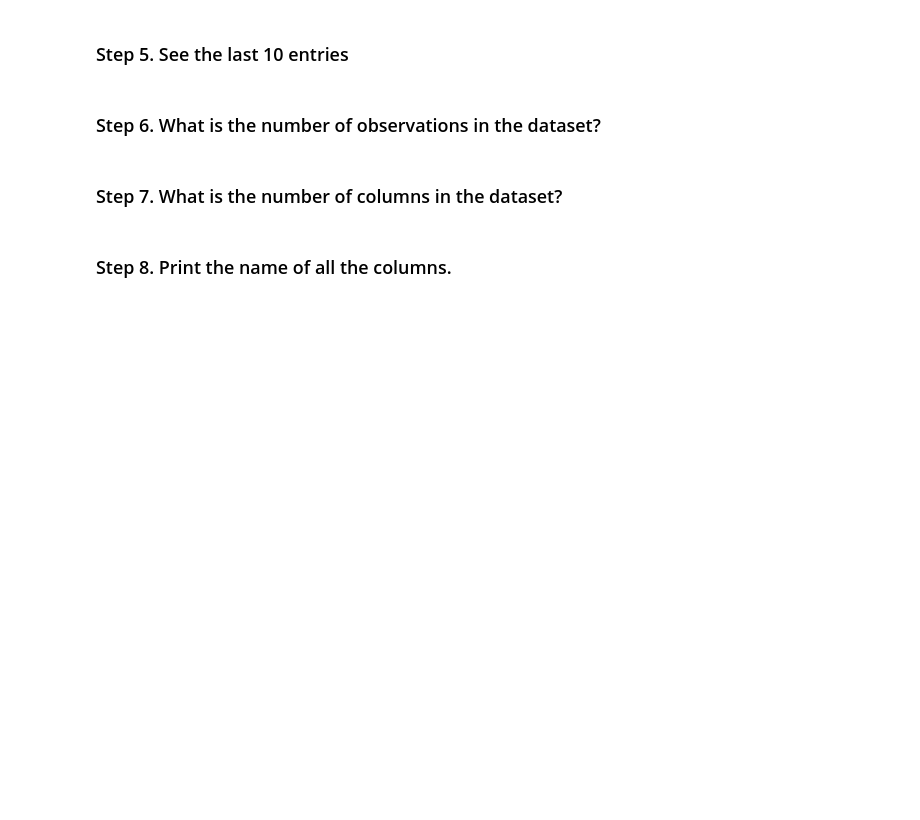
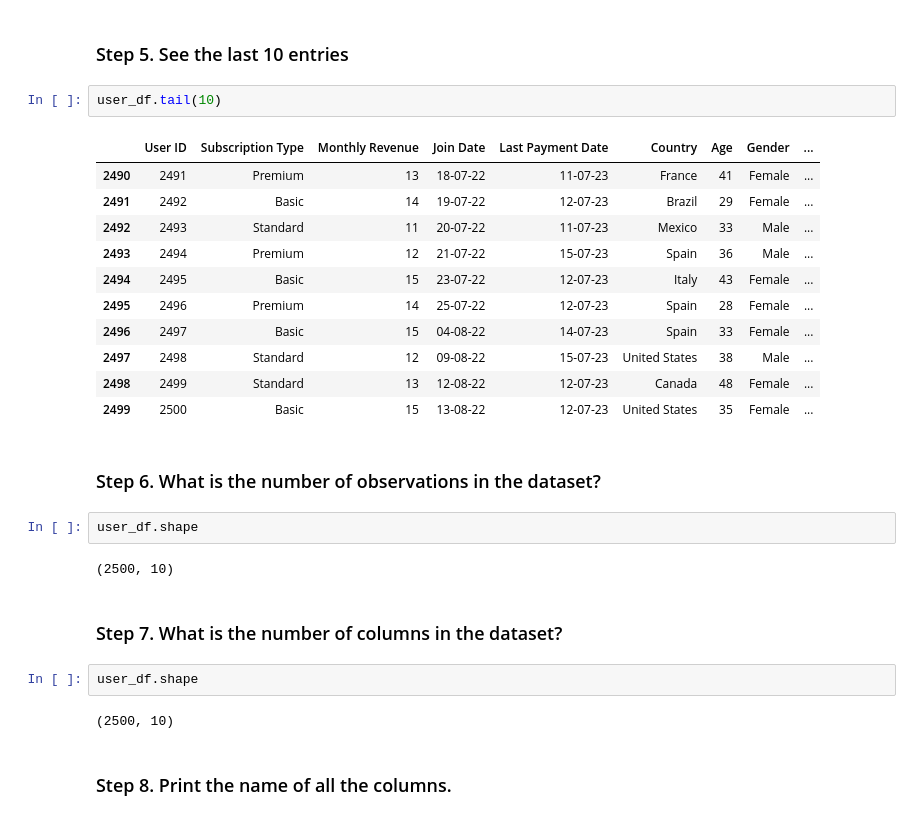
Before and after one commit to VanshKanani3/assigment, a Jupyter notebook: Exercise3.ipynb, the cells around one changed output. Cells and saved outputs as stored; diff of their text form; blank space fills up the shorter version.

```diff
--- a/Exercise3.ipynb
+++ b/Exercise3.ipynb
@@ -14,8 +64,30 @@ Special thanks to: https://github.com/justmarkham for sharing the dataset and ma
 # %% [markdown]
 ### Step 5. See the last 10 entries
+# %%
+user_df.tail(10)
+# %% [output]
+|  | User ID | Subscription Type | Monthly Revenue | Join Date | Last Payment Date | Country | Age | Gender | ... |
+| 2490 | 2491 | Premium | 13 | 18-07-22 | 11-07-23 | France | 41 | Female | ... |
+| 2491 | 2492 | Basic | 14 | 19-07-22 | 12-07-23 | Brazil | 29 | Female | ... |
+| 2492 | 2493 | Standard | 11 | 20-07-22 | 11-07-23 | Mexico | 33 | Male | ... |
+| 2493 | 2494 | Premium | 12 | 21-07-22 | 15-07-23 | Spain | 36 | Male | ... |
+| 2494 | 2495 | Basic | 15 | 23-07-22 | 12-07-23 | Italy | 43 | Female | ... |
+| 2495 | 2496 | Premium | 14 | 25-07-22 | 12-07-23 | Spain | 28 | Female | ... |
+| 2496 | 2497 | Basic | 15 | 04-08-22 | 14-07-23 | Spain | 33 | Female | ... |
+| 2497 | 2498 | Standard | 12 | 09-08-22 | 15-07-23 | United States | 38 | Male | ... |
+| 2498 | 2499 | Standard | 13 | 12-08-22 | 12-07-23 | Canada | 48 | Female | ... |
+| 2499 | 2500 | Basic | 15 | 13-08-22 | 12-07-23 | United States | 35 | Female | ... |
 # %% [markdown]
 ### Step 6. What is the number of observations in the dataset?
+# %%
+user_df.shape
+# %% [output]
+(2500, 10)
 # %% [markdown]
 ### Step 7. What is the number of columns in the dataset?
+# %%
+user_df.shape
+# %% [output]
+(2500, 10)
 # %% [markdown]
 ### Step 8. Print the name of all the columns.
```
Also changed, not shown: parts of 17 cells of this notebook.
